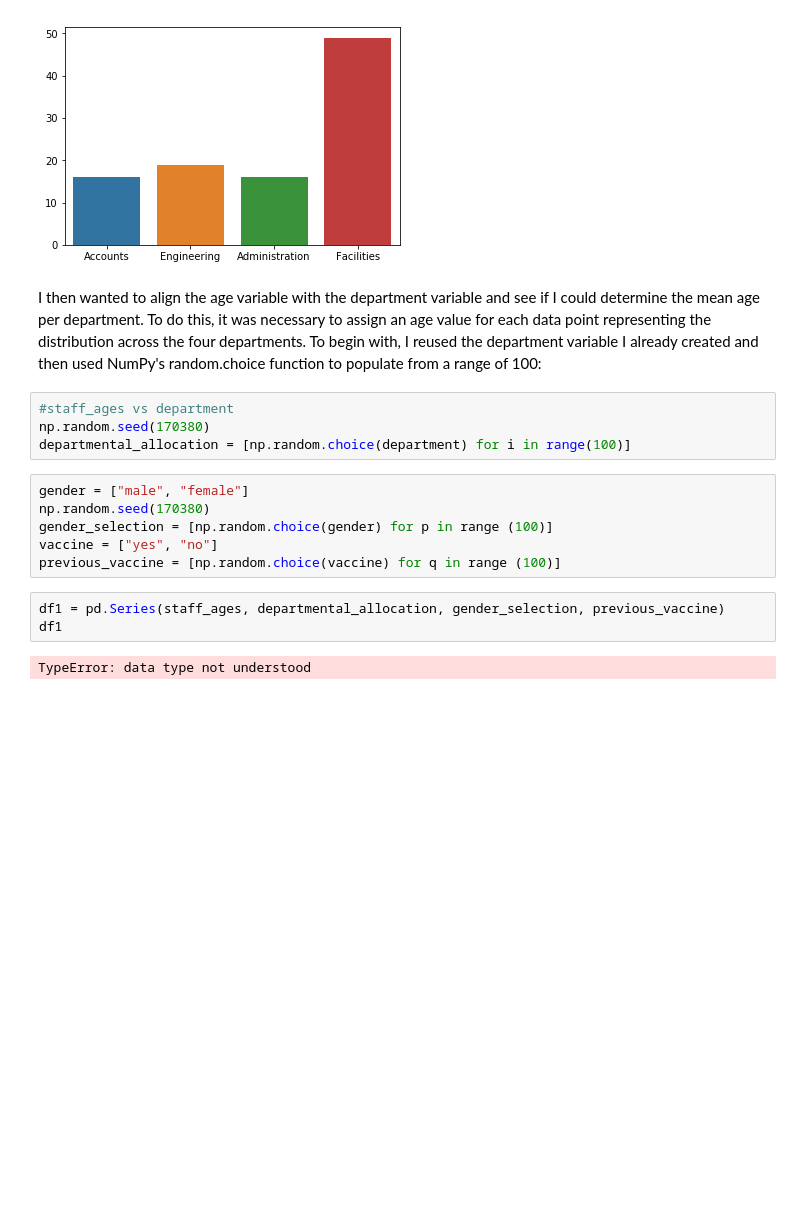
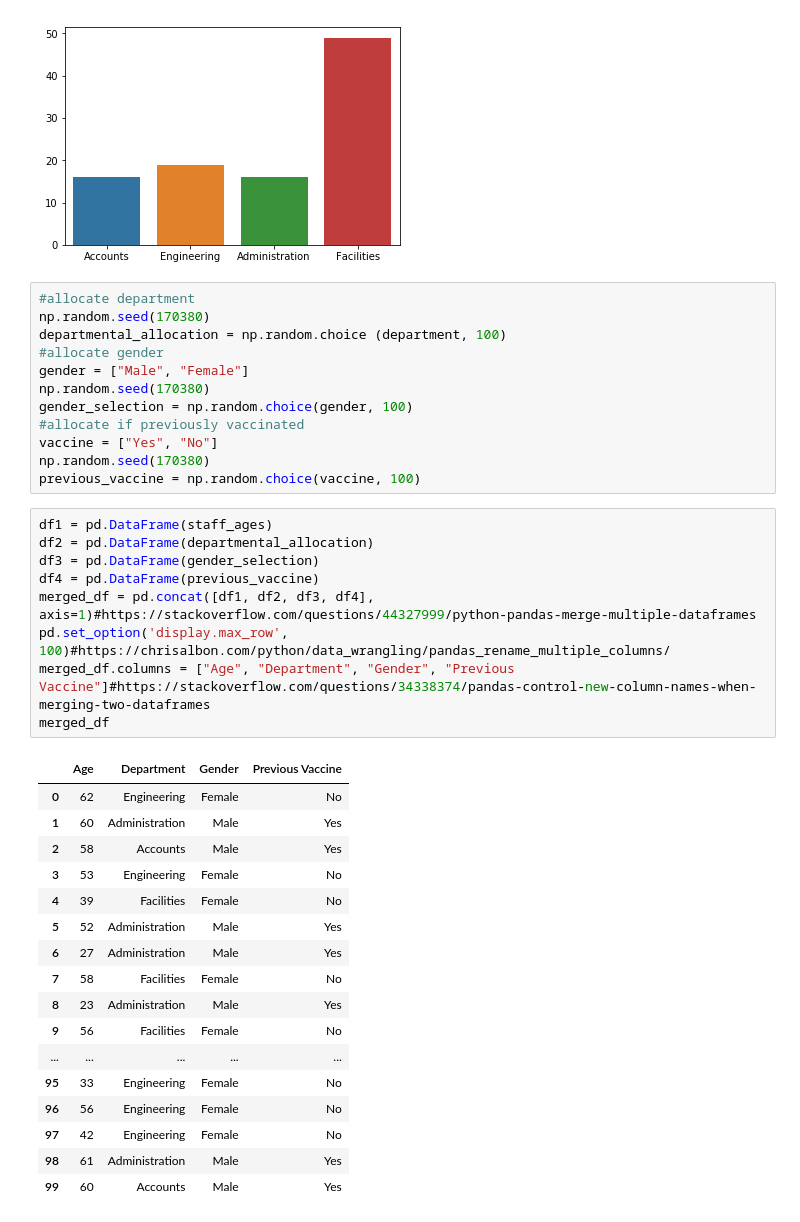
Before and after one commit to AideenByrne/ProgDAproject, a Jupyter notebook: Programming for Data Analysis Project.ipynb, the cells around one changed output. Drawn from its saved outputs; the diff is of its cells as text; blank space fills up the shorter version.

Commit message:
Dataframe constructed

```diff
--- a/Programming for Data Analysis Project.ipynb
+++ b/Programming for Data Analysis Project.ipynb
@@ -64,20 +64,42 @@ sns.barplot(data=df)
 # %% [output]
 <matplotlib.axes._subplots.AxesSubplot at 0x...>
 [figure]
-# %% [markdown]
-I then wanted to align the age variable with the department variable and see if I could determine the mean age per department.  To do this, it was necessary to assign an age value for each data point representing the distribution across the four departments.  To begin with, I reused the department variable I already created and then used NumPy's random.choice function to populate from a range of 100:
-# %%
-#staff_ages vs department
-np.random.seed(170380)
-departmental_allocation = [np.random.choice(department) for i in range(100)]
 # %%
-gender = ["male", "female"]
+#allocate department
 np.random.seed(170380)
-gender_selection = [np.random.choice(gender) for p in range (100)]
-vaccine = ["yes", "no"]
-previous_vaccine = [np.random.choice(vaccine) for q in range (100)]
+departmental_allocation = np.random.choice (department, 100)
+#allocate gender
+gender = ["Male", "Female"]
+np.random.seed(170380)
+gender_selection = np.random.choice(gender, 100)
+#allocate if previously vaccinated
+vaccine = ["Yes", "No"]
+np.random.seed(170380)
+previous_vaccine = np.random.choice(vaccine, 100)
-# %%
-df1 = pd.Series(staff_ages, departmental_allocation, gender_selection, previous_vaccine)
-df1
-# %% [output]
-TypeError: data type not understood
+# %%
+df1 = pd.DataFrame(staff_ages)
+df2 = pd.DataFrame(departmental_allocation)
+df3 = pd.DataFrame(gender_selection)
+df4 = pd.DataFrame(previous_vaccine)
+merged_df = pd.concat([df1, df2, df3, df4], axis=1)#https://stackoverflow.com/questions/44327999/python-pandas-merge-multiple-dataframes
+pd.set_option('display.max_row', 100)#https://chrisalbon.com/python/data_wrangling/pandas_rename_multiple_columns/
+merged_df.columns = ["Age", "Department", "Gender", "Previous Vaccine"]#https://stackoverflow.com/questions/34338374/pandas-control-new-column-names-when-merging-two-dataframes
+merged_df
+# %% [output]
+|  | Age | Department | Gender | Previous Vaccine |
+| 0 | 62 | Engineering | Female | No |
+| 1 | 60 | Administration | Male | Yes |
+| 2 | 58 | Accounts | Male | Yes |
+| 3 | 53 | Engineering | Female | No |
+| 4 | 39 | Facilities | Female | No |
+| 5 | 52 | Administration | Male | Yes |
+| 6 | 27 | Administration | Male | Yes |
+| 7 | 58 | Facilities | Female | No |
+| 8 | 23 | Administration | Male | Yes |
+| 9 | 56 | Facilities | Female | No |
+| ... | ... | ... | ... | ... |
+| 95 | 33 | Engineering | Female | No |
+| 96 | 56 | Engineering | Female | No |
+| 97 | 42 | Engineering | Female | No |
+| 98 | 61 | Administration | Male | Yes |
+| 99 | 60 | Accounts | Male | Yes |
```
